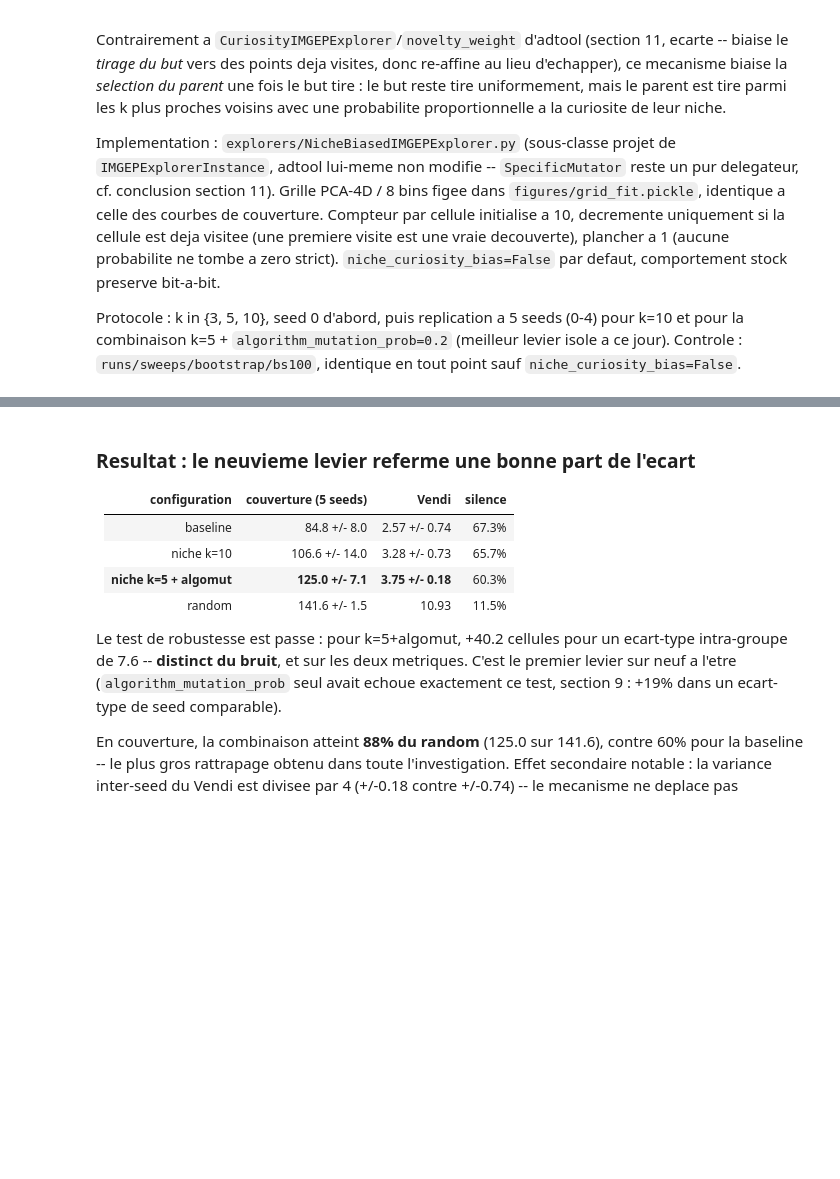
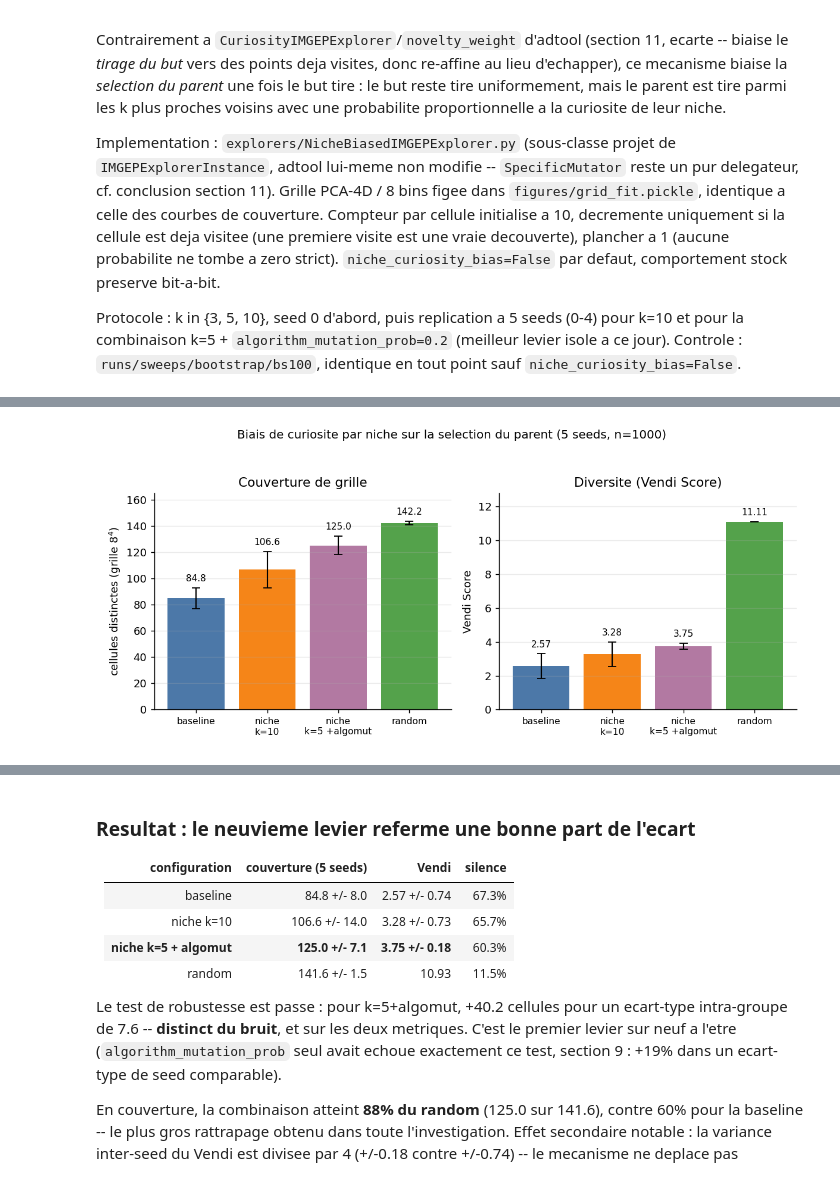
Before and after one commit to AntoninLngt/spinvae2, a Jupyter notebook: adtool/dexed/imgep_investigation.ipynb, the cells around one changed output, grey strips where cells are left out. Cells and saved outputs as stored; diff of their text form; code cells hidden in the pictures; blank space fills up the shorter version.

```diff
--- a/adtool/dexed/imgep_investigation.ipynb
+++ b/adtool/dexed/imgep_investigation.ipynb
@@ -1335,3 +1408,50 @@ print(f'  {"random":22s} {np.mean(rc2):5.1f} +/- {np.std(rc2):.1f}')
+# %%
+labels = list(niche_cov.keys())
+colors_niche = ['#4c78a8', '#f58518', '#b279a2']
+cov_mean = [np.mean(niche_cov[k]) for k in labels]
+cov_std = [np.std(niche_cov[k]) for k in labels]
+ven_mean = [np.mean(niche_vendi[k]) for k in labels]
+ven_std = [np.std(niche_vendi[k]) for k in labels]
+labels_disp = [l.replace(' ', '\n', 1) for l in labels] + ['random']
+cov_mean.append(np.mean(rc2)); cov_std.append(np.std(rc2))
+ven_mean.append(np.mean(rv2)); ven_std.append(0.0)
+colors_all = colors_niche + ['#54a24b']
+
+fig = Figure(figsize=(9.2, 4.2), dpi=130)
+ax1 = fig.add_subplot(121)
+ax2 = fig.add_subplot(122)
+xn = np.arange(len(labels_disp))
+
+bars1 = ax1.bar(xn, cov_mean, yerr=cov_std, color=colors_all, capsize=4, error_kw={'linewidth': 1.2})
+ax1.set_ylabel('cellules distinctes (grille $8^4$)')
+ax1.set_title('Couverture de grille')
+ax1.set_ylim(0, 165)
+ax1.set_xticks(xn); ax1.set_xticklabels(labels_disp, fontsize=8.5)
+for r, m, s in zip(bars1, cov_mean, cov_std):
+    ax1.annotate(f'{m:.1f}', xy=(r.get_x() + r.get_width()/2, m + s), xytext=(0, 6),
+                 textcoords='offset points', ha='center', fontsize=8.5)
+
+bars2 = ax2.bar(xn, ven_mean, yerr=ven_std, color=colors_all, capsize=4, error_kw={'linewidth': 1.2})
+ax2.set_ylabel('Vendi Score')
+ax2.set_title('Diversite (Vendi Score)')
+ax2.set_ylim(0, 12.8)
+ax2.set_xticks(xn); ax2.set_xticklabels(labels_disp, fontsize=8.5)
+for r, m, s in zip(bars2, ven_mean, ven_std):
+    ax2.annotate(f'{m:.2f}', xy=(r.get_x() + r.get_width()/2, m + s), xytext=(0, 6),
+                 textcoords='offset points', ha='center', fontsize=8.5)
+
+for ax in (ax1, ax2):
+    ax.spines['top'].set_visible(False)
+    ax.spines['right'].set_visible(False)
+    ax.grid(axis='y', alpha=0.25)
+fig.suptitle('Biais de curiosite par niche sur la selection du parent (5 seeds, n=1000)', fontsize=11)
+fig.tight_layout(rect=[0, 0, 1, 0.94])
+
+out = 'figures/nichebias_5seeds.png'
+FigureCanvasAgg(fig).print_png(out)
+display(Image(out))
+# %% [output]
+[figure, added]
 # %%
 print('=== Le signal survit-il au bruit inter-seed ? (le test qui avait disqualifie algomut seul) ===')
 b_cov, b_ven = niche_cov['baseline'], niche_vendi['baseline']
```
Also changed, not shown: parts of 8 cells of this notebook.
